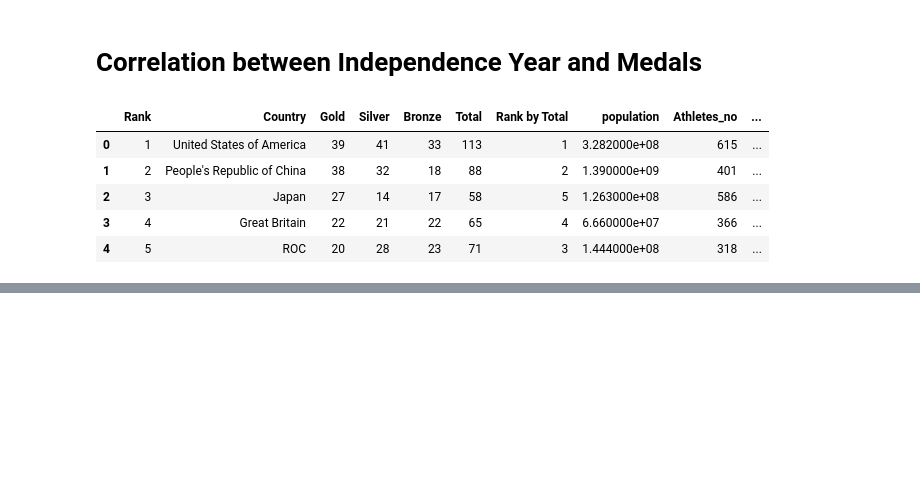
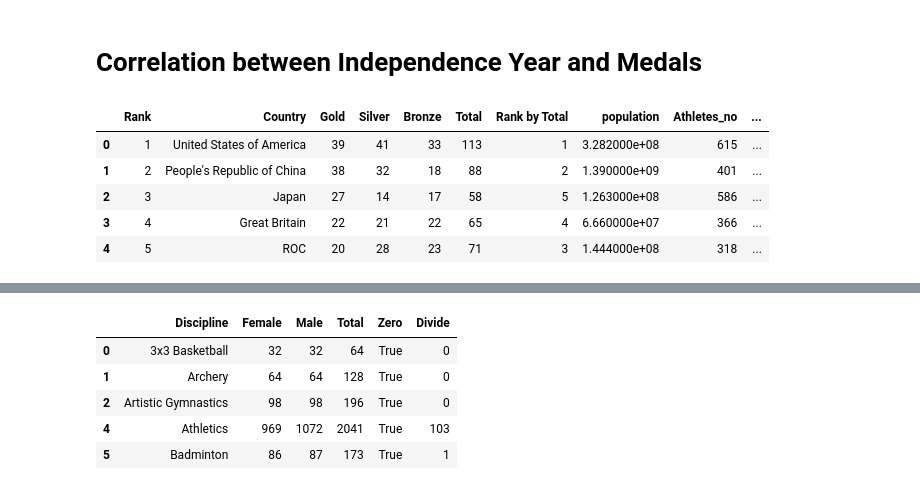
Before and after one commit to tejasrajanna/PredictThis_Olympics, a Jupyter notebook: Assignment1.ipynb, the cells around one changed output, grey strips where cells are left out. Drawn from its saved outputs; the diff is of its cells as text; code cells hidden in the pictures; blank space fills up the shorter version.

```diff
--- a/Assignment1.ipynb
+++ b/Assignment1.ipynb
@@ -357,0 +407,3 @@ df_medals.head()
+# %%
+df_gender['Zero']= df_gender.all(axis='columns')
+df_gender.head()
@@ -357,0 +417,12 @@ df_medals.head()
+# %%
+index_names= df_gender.index[ df_gender['Zero']== False ]
+df_filt=df_gender.drop(index_names)
+df_filt['Divide']= (df_filt['Male'] - df_filt['Female']).abs()
+df_filt.head()
+# %% [output]
+|  | Discipline | Female | Male | Total | Zero | Divide |
+| 0 | 3x3 Basketball | 32 | 32 | 64 | True | 0 |
+| 1 | Archery | 64 | 64 | 128 | True | 0 |
+| 2 | Artistic Gymnastics | 98 | 98 | 196 | True | 0 |
+| 4 | Athletics | 969 | 1072 | 2041 | True | 103 |
+| 5 | Badminton | 86 | 87 | 173 | True | 1 |
```
Also changed, not shown: parts of 15 cells of this notebook.
